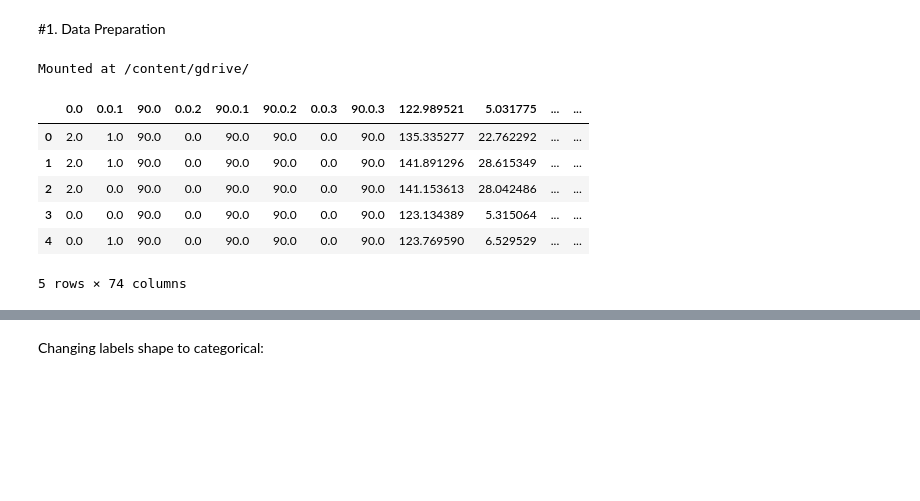
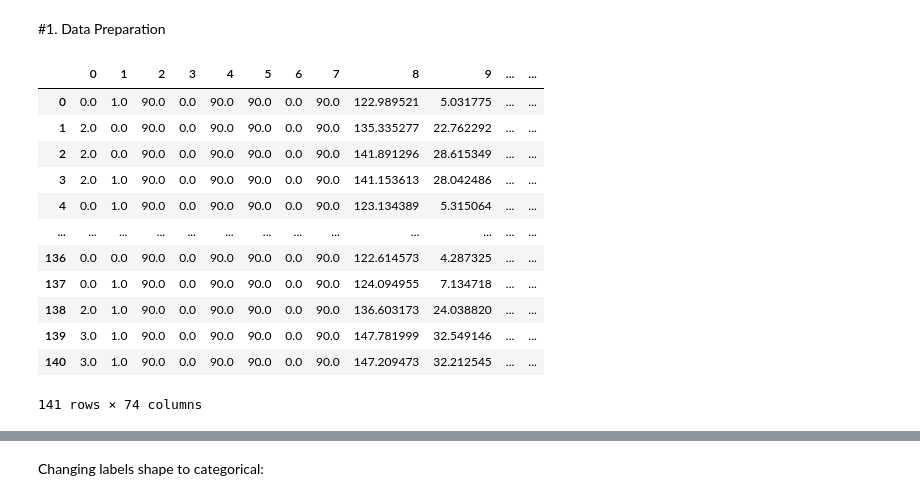
Before and after one commit to lukshis/deep-learning-tests, a Jupyter notebook: CNN_HandPoseDetection.ipynb, the cells around one changed output, grey strips where cells are left out. Drawn from its saved outputs; the diff is of its cells as text; code cells hidden in the pictures; blank space fills up the shorter version.

```diff
--- a/CNN_HandPoseDetection.ipynb
+++ b/CNN_HandPoseDetection.ipynb
@@ -28,8 +29,3 @@ import matplotlib.pyplot as plt #ploting graphs
 import seaborn as sns #ploting histogram
 from keras.utils import to_categorical
 from sklearn import preprocessing
-# %%
-from google.colab import drive
-drive.mount('/content/gdrive/', force_remount=True)
-# %% [output]
-Mounted at /content/gdrive/
@@ -38,11 +32,22 @@ df = pd.read_csv("/content/gdrive/MyDrive/Colab Notebooks/HandPoseDetection/hand
-# %%
-df.head()
-# %% [output]
-|  | 0.0 | 0.0.1 | 90.0 | 0.0.2 | 90.0.1 | 90.0.2 | 0.0.3 | 90.0.3 | 122.989521 | 5.031775 | ... | ... |
-| 0 | 2.0 | 1.0 | 90.0 | 0.0 | 90.0 | 90.0 | 0.0 | 90.0 | 135.335277 | 22.762292 | ... | ... |
-| 1 | 2.0 | 1.0 | 90.0 | 0.0 | 90.0 | 90.0 | 0.0 | 90.0 | 141.891296 | 28.615349 | ... | ... |
-| 2 | 2.0 | 0.0 | 90.0 | 0.0 | 90.0 | 90.0 | 0.0 | 90.0 | 141.153613 | 28.042486 | ... | ... |
-| 3 | 0.0 | 0.0 | 90.0 | 0.0 | 90.0 | 90.0 | 0.0 | 90.0 | 123.134389 | 5.315064 | ... | ... |
-| 4 | 0.0 | 1.0 | 90.0 | 0.0 | 90.0 | 90.0 | 0.0 | 90.0 | 123.769590 | 6.529529 | ... | ... |
-5 rows × 74 columns
+# %%
+path = "./data/"
+all_data = read_data(path)
+
+df = pd.DataFrame(all_data)
+
+df
+# %% [output]
+|  | 0 | 1 | 2 | 3 | 4 | 5 | 6 | 7 | 8 | 9 | ... | ... |
+| 0 | 0.0 | 1.0 | 90.0 | 0.0 | 90.0 | 90.0 | 0.0 | 90.0 | 122.989521 | 5.031775 | ... | ... |
+| 1 | 2.0 | 0.0 | 90.0 | 0.0 | 90.0 | 90.0 | 0.0 | 90.0 | 135.335277 | 22.762292 | ... | ... |
+| 2 | 2.0 | 0.0 | 90.0 | 0.0 | 90.0 | 90.0 | 0.0 | 90.0 | 141.891296 | 28.615349 | ... | ... |
+| 3 | 2.0 | 1.0 | 90.0 | 0.0 | 90.0 | 90.0 | 0.0 | 90.0 | 141.153613 | 28.042486 | ... | ... |
+| 4 | 0.0 | 1.0 | 90.0 | 0.0 | 90.0 | 90.0 | 0.0 | 90.0 | 123.134389 | 5.315064 | ... | ... |
+| ... | ... | ... | ... | ... | ... | ... | ... | ... | ... | ... | ... | ... |
+| 136 | 0.0 | 0.0 | 90.0 | 0.0 | 90.0 | 90.0 | 0.0 | 90.0 | 122.614573 | 4.287325 | ... | ... |
+| 137 | 0.0 | 1.0 | 90.0 | 0.0 | 90.0 | 90.0 | 0.0 | 90.0 | 124.094955 | 7.134718 | ... | ... |
+| 138 | 2.0 | 1.0 | 90.0 | 0.0 | 90.0 | 90.0 | 0.0 | 90.0 | 136.603173 | 24.038820 | ... | ... |
+| 139 | 3.0 | 1.0 | 90.0 | 0.0 | 90.0 | 90.0 | 0.0 | 90.0 | 147.781999 | 32.549146 | ... | ... |
+| 140 | 3.0 | 1.0 | 90.0 | 0.0 | 90.0 | 90.0 | 0.0 | 90.0 | 147.209473 | 32.212545 | ... | ... |
+141 rows × 74 columns
 # %%
```
Also changed, not shown: parts of 18 cells of this notebook, 3 other files.
